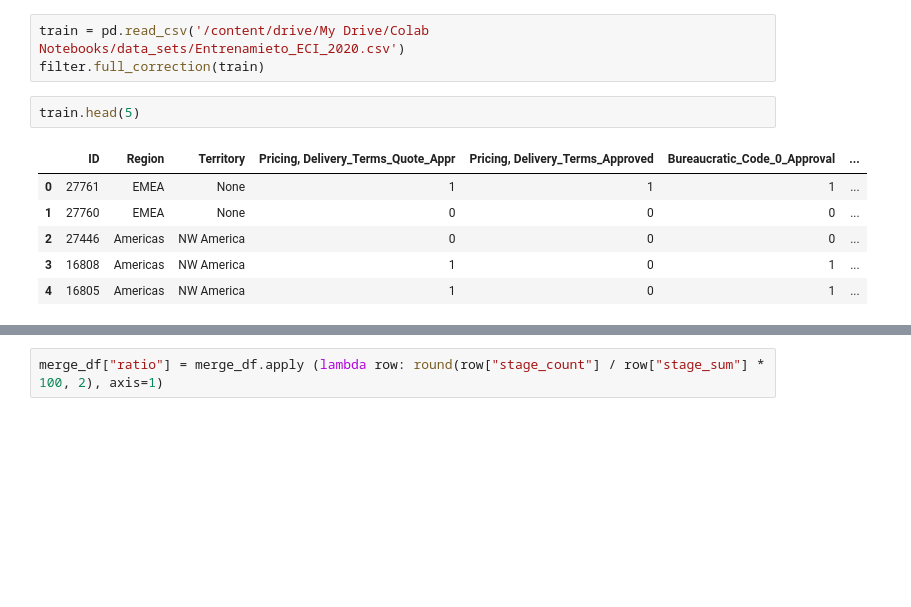
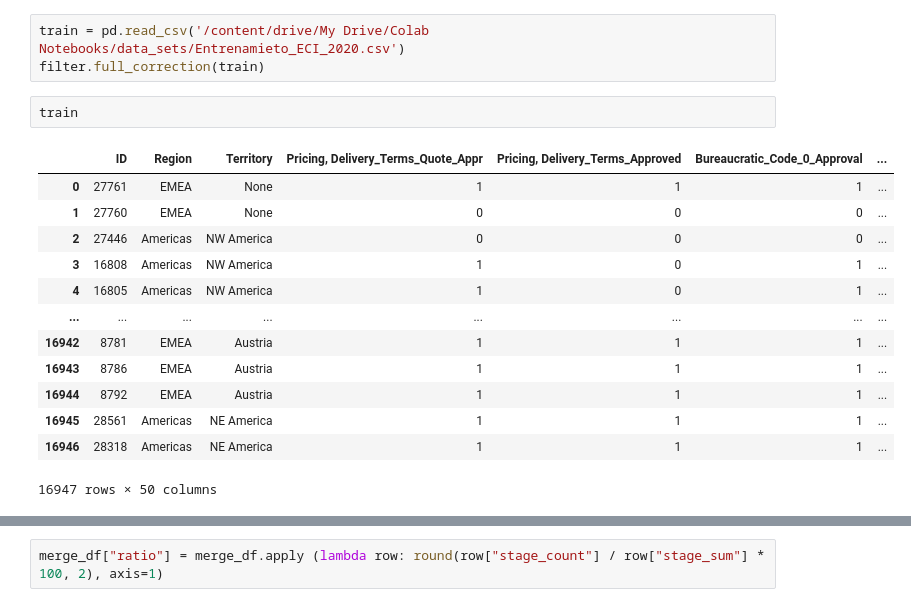
Before and after one commit to Fiuba-Big-Data-Analytics/Fiuba-Big-Data-Analytics-TPs, a Jupyter notebook: Tp1/ByFer/tp1_visu.ipynb, the cells around one changed output, grey strips where cells are left out. Drawn from its saved outputs; the diff is of its cells as text; blank space fills up the shorter version.

```diff
--- a/Tp1/ByFer/tp1_visu.ipynb
+++ b/Tp1/ByFer/tp1_visu.ipynb
@@ -12,11 +12,18 @@ from BySanti import filter
 train = pd.read_csv('/content/drive/My Drive/Colab Notebooks/data_sets/Entrenamieto_ECI_2020.csv')
 filter.full_correction(train)
 # %%
-train.head(5)
+train
 # %% [output]
 |  | ID | Region | Territory | Pricing, Delivery_Terms_Quote_Appr | Pricing, Delivery_Terms_Approved | Bureaucratic_Code_0_Approval | ... |
 | 0 | 27761 | EMEA | None | 1 | 1 | 1 | ... |
 | 1 | 27760 | EMEA | None | 0 | 0 | 0 | ... |
 | 2 | 27446 | Americas | NW America | 0 | 0 | 0 | ... |
 | 3 | 16808 | Americas | NW America | 1 | 0 | 1 | ... |
 | 4 | 16805 | Americas | NW America | 1 | 0 | 1 | ... |
+| ... | ... | ... | ... | ... | ... | ... | ... |
+| 16942 | 8781 | EMEA | Austria | 1 | 1 | 1 | ... |
+| 16943 | 8786 | EMEA | Austria | 1 | 1 | 1 | ... |
+| 16944 | 8792 | EMEA | Austria | 1 | 1 | 1 | ... |
+| 16945 | 28561 | Americas | NE America | 1 | 1 | 1 | ... |
+| 16946 | 28318 | Americas | NE America | 1 | 1 | 1 | ... |
+16947 rows × 50 columns
```
Also changed, not shown: parts of 12 cells of this notebook.
